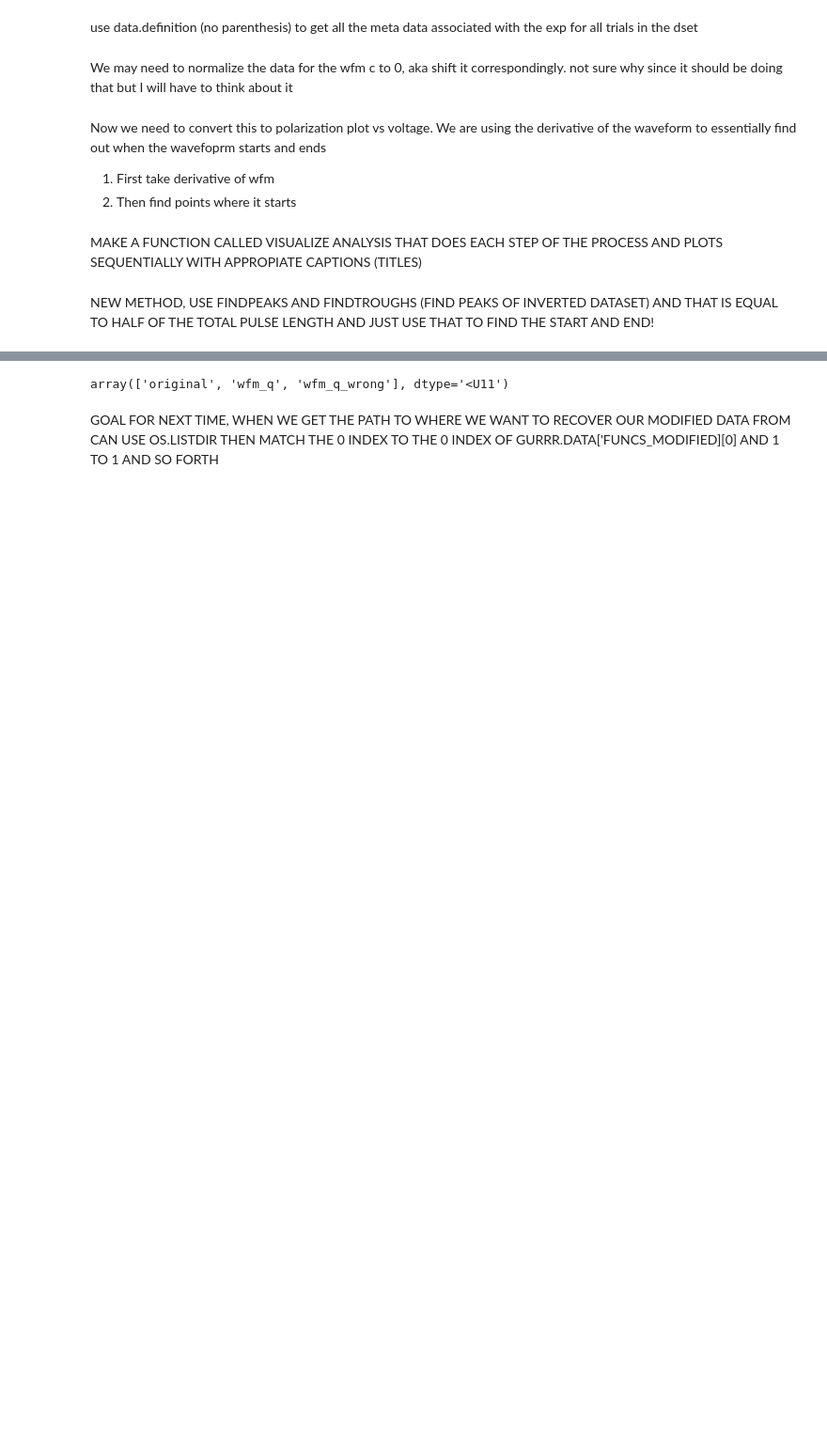
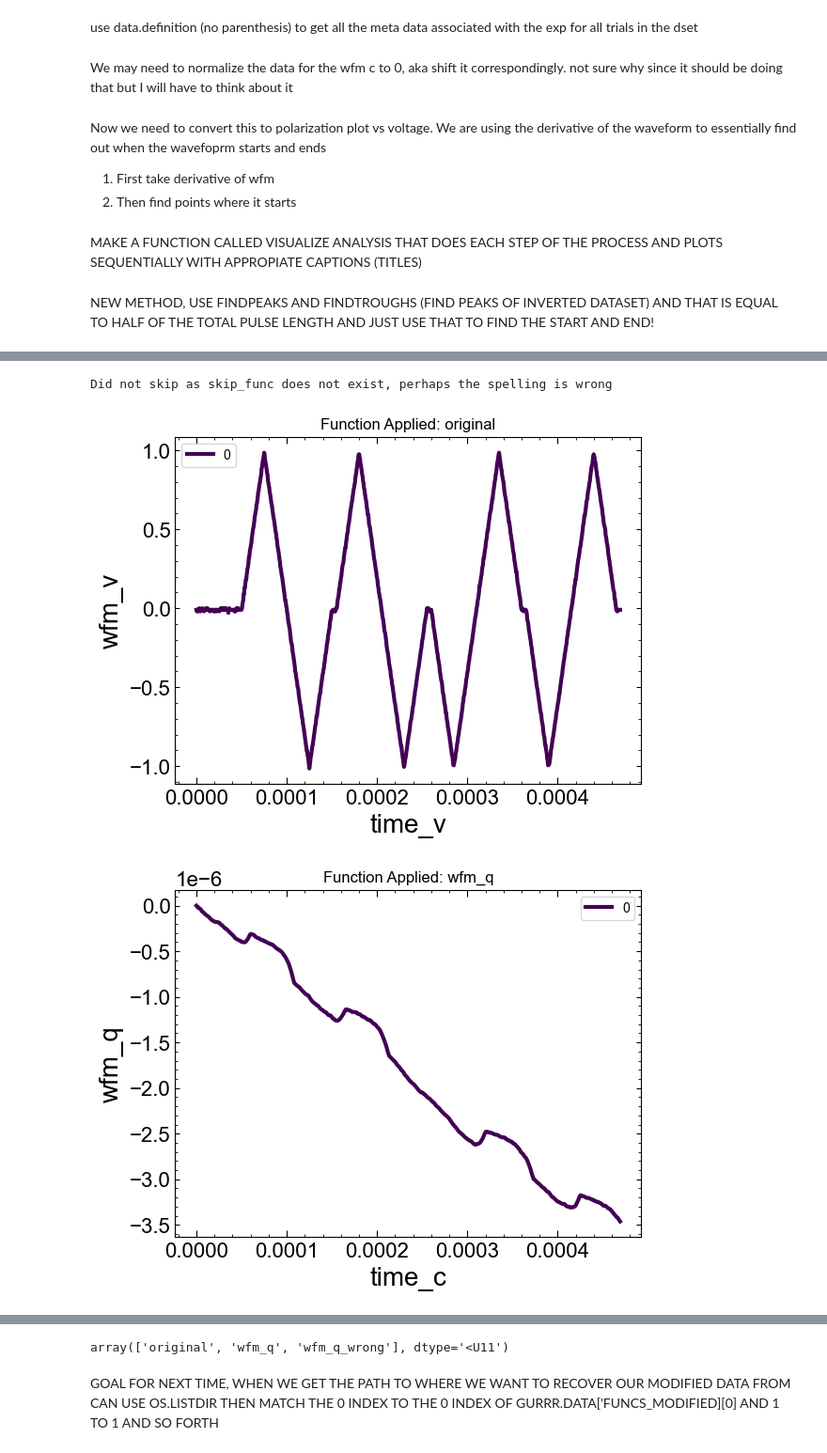
Before and after one commit to ElPsyKurisu/FE, a Jupyter notebook: analysis.ipynb, the cells around one changed output, grey strips where cells are left out. Shown at 94% size. Cells and saved outputs as stored; diff of their text form; code cells hidden in the pictures; blank space fills up the shorter version.

Commit message:
Added fucntionality for plotting verbose
Still WIP for smoothing it out tho

```diff
--- a/analysis.ipynb
+++ b/analysis.ipynb
@@ -217,0 +237,11 @@ def get_function_doc_append(doc_string):
+# %%
+skip_func = 'hello'
+my_func_list = ['hello', 'yes']
+if skip_func is not list:
+    t = []
+    t.append(skip_func)
+    skip_func = t
+print(skip_func)
+for func in skip_func:
+    my_func_list.remove(func)
+my_func_list
@@ -221,7 +311,7 @@ from importlib import import_module
 from ekpy.analysis.core import Data, Dataset
 import os
 import pandas as pd
-def use_analysis_file(module, data, saveall=False, path=None):
+def use_analysis_file(module, data, saveall=False, path=None, skip_func=None):
     """
     Reads correctly formatted analysis file and performs all functions in sequential order and returns the final mutated Data. Only want it to return the final
     mutated data alongside the original unless saveall=True
@@ -234,20 +324,34 @@ def use_analysis_file(module, data, saveall=False, path=None):
         data (ekpy.data): The data to use the analysis file on.
         saveall (Boolean): If set to true it saves each intermediate step to a file
         path (str): if savell is true you must set a path where to save the intermediate steps. Usually the path where you pulled the dset from.
+        skip_func (str or list of str): The name of the functions to list, if skip_func is not defined in the analysis file it is simply not skipped and
+        a warning appears
 
     Returns:
         data (ekpy.data): The modified data.
         data_saver (dict): A Dictionary containing all the intermediate steps of the data. (optional)
     """
     module = import_module(module)
-    functions_list = module.__all__
+    functions_list = list(module.__all__)
+    if skip_func is not None:
+        if skip_func is not list:
+            t = []
+            t.append(skip_func)
+            skip_func = t
+        for func in skip_func:
+            try:
+                functions_list.remove(func)
+            except ValueError:
+                print('Did not skip as skip_func does not exist, perhaps the spelling is wrong')
     data_saver = {'data0': data,}
     funcs_modified = ['original',]
+    plotted_against_list = [None, ]
     for i, name in enumerate(functions_list):
         func = getattr(module, name)
         func_doc_str = getdoc(func)
-        func_appended = get_function_doc_append(func_doc_str)
+        func_appended, plotted_against = get_function_doc_append(func_doc_str)
         funcs_modified.append(func_appended)
+        plotted_against_list.append(plotted_against)
         key_name = f"data{i + 1}"
         data_saver[key_name] = data.apply(func)
         data = data_saver[key_name]
@@ -255,6 +359,9 @@ def use_analysis_file(module, data, saveall=False, path=None):
     last_data_added = data[data.data_keys[-1]]
     original_data[0]['data'][data.data_keys[-1]] = last_data_added
     data_out = Data(original_data)
+
+    verbose_helper(data_saver, funcs_modified, plotted_against_list)
+
     if saveall:
         if path is None:
             print("Warning creating a directory since a path was not given")
@@ -270,7 +377,7 @@ def use_analysis_file(module, data, saveall=False, path=None):
             iterator += 1
         os.mkdir(path)
         print("Folder %s created!" % path)
-        meta_data_saver = Data({0: {'definition':0, 'data': {'funcs_modified': np.array(funcs_modified, dtype=str)}}})
+        meta_data_saver = Data({0: {'definition':0, 'data': {'funcs_modified': np.array(funcs_modified, dtype=str), 'plotted_against': np.array(plotted_against_list)}}})
         meta_data_saver.to_ekpdat(path + '/saver.ekpdat')
         for keys in data_saver:
             data_saver[keys].to_ekpdat(path +f'\\{keys}'+'.ekpdat')
@@ -286,4 +414,8 @@ dict_keys(['time_v', 'wfm_v', 'time_c', 'wfm_c', 'wfm_q_wrong'])
 # %%
 data2.to_ekpdat('testnew/yay') #saves modifed data_file
 # %%
-betee, backup = use_analysis_file('analysisfile', data2, False, './testnew')
+betee, backup = use_analysis_file('analysisfile', data2, False, './testnew', skip_func='g')
+# %% [output]
+Did not skip as skip_func does not exist, perhaps the spelling is wrong
+[figure, added]
+[figure, added]
```
Also changed, not shown: parts of 37 cells of this notebook, 12 other files.
